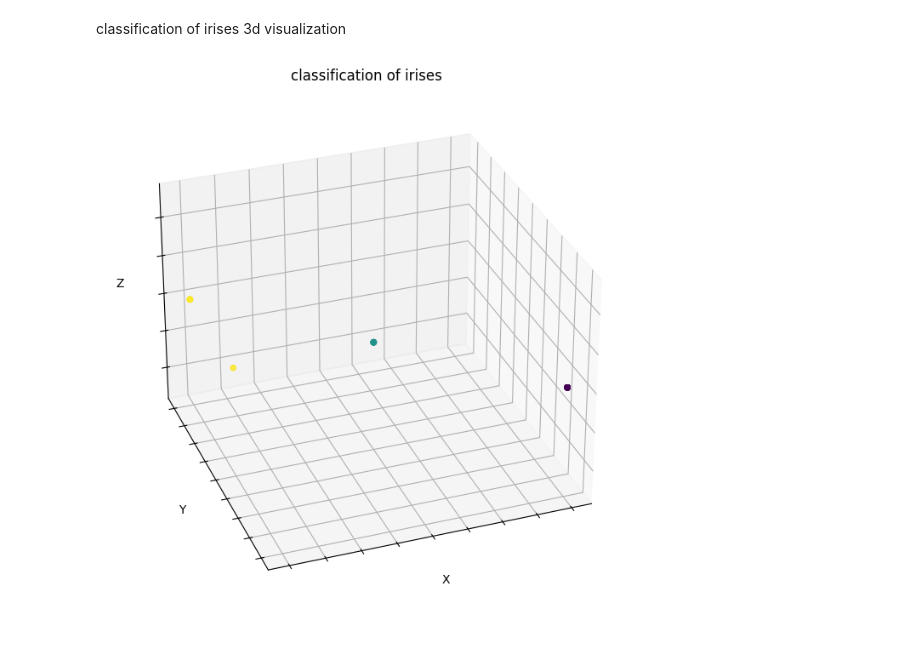
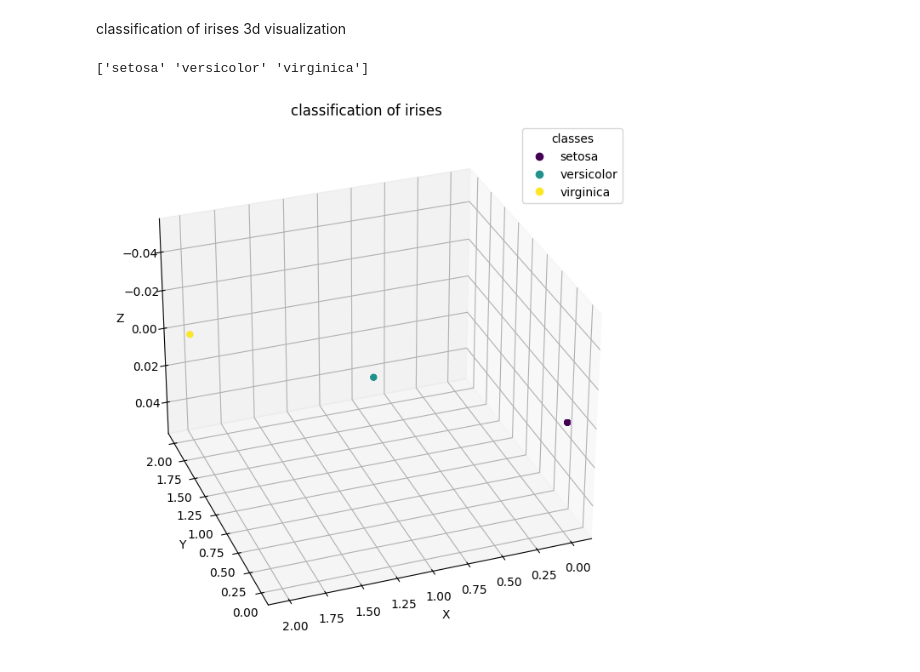
Before and after one commit to fletxcher/iris_nn, a Jupyter notebook: iris_data.ipynb, the cells around one changed output. Cells and saved outputs as stored; diff of their text form; code cells hidden in the pictures.

```diff
--- a/iris_data.ipynb
+++ b/iris_data.ipynb
@@ -141,7 +124,7 @@ mlp = MLPClassifier(activation = 'relu',
                     hidden_layer_sizes = 100,
                     solver = 'adam',
                     random_state = 3,
-                    max_iter = 250,
+                    max_iter = 500,
                     learning_rate = 'constant')
 
 mlp.fit(x_train, y_train)
@@ -184,15 +155,18 @@ classification of irises 3d visualization
 # %%
 fig = plt.figure(figsize = (12,8))
 ax = fig.add_subplot(111, projection="3d", elev=-150, azim=110)
 ax.set_title("classification of irises")
 ax.scatter(predictions, y_test, c = predictions)
 ax.set_xlabel("X")
-ax.xaxis.set_ticklabels([])
+# ax.xaxis.set_ticklabels([])
 ax.set_ylabel("Y")
-ax.yaxis.set_ticklabels([])
+# ax.yaxis.set_ticklabels([])
 ax.set_zlabel("Z")
-ax.zaxis.set_ticklabels([])
+# ax.zaxis.set_ticklabels([])
+print(iris_data["target_names"])
+ax.legend(scatter.legend_elements()[0], iris_data["target_names"], title = "classes")
 plt.grid(True)
 plt.show()
 # %% [output]
+['setosa' 'versicolor' 'virginica']
-[figure, old version]
+[figure, new version]
```
Also changed, not shown: parts of 3 cells of this notebook.
